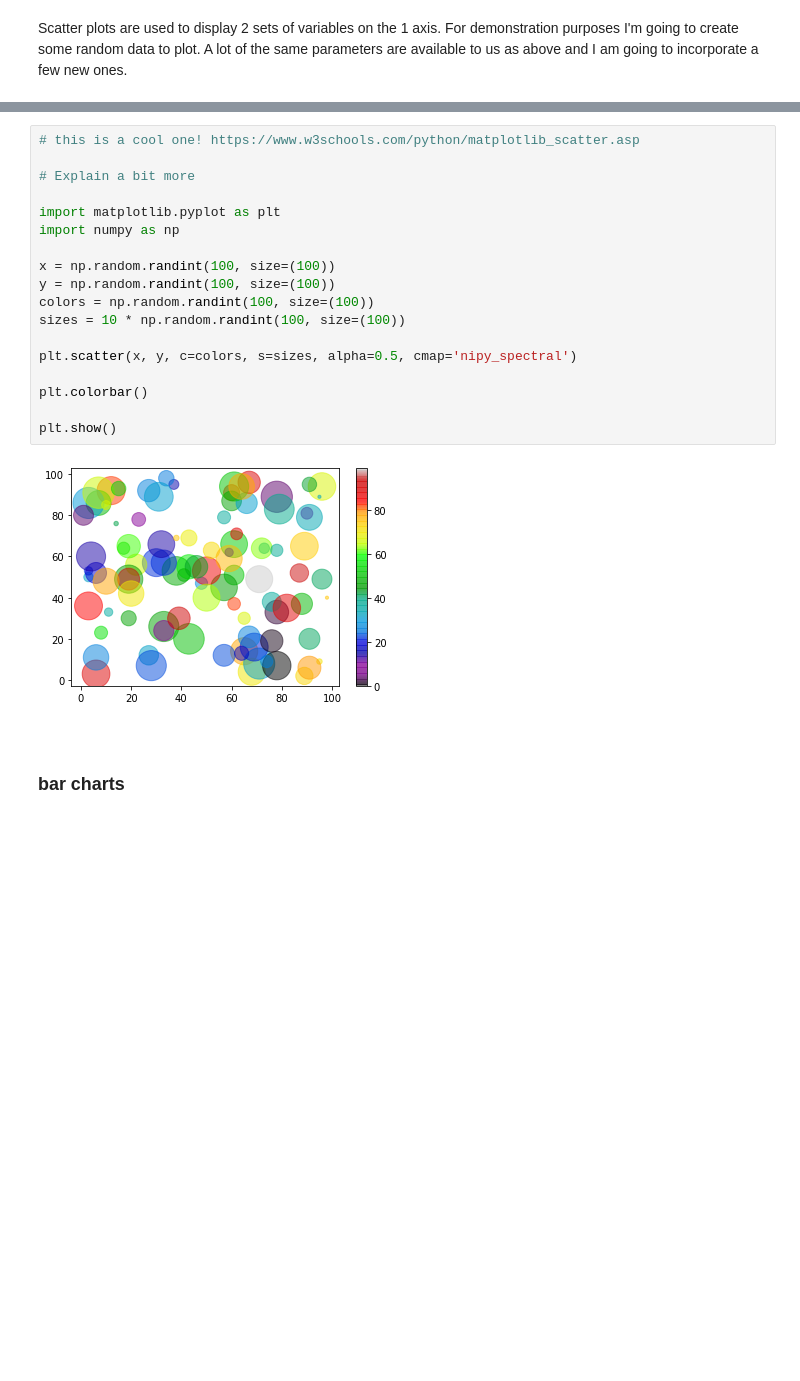
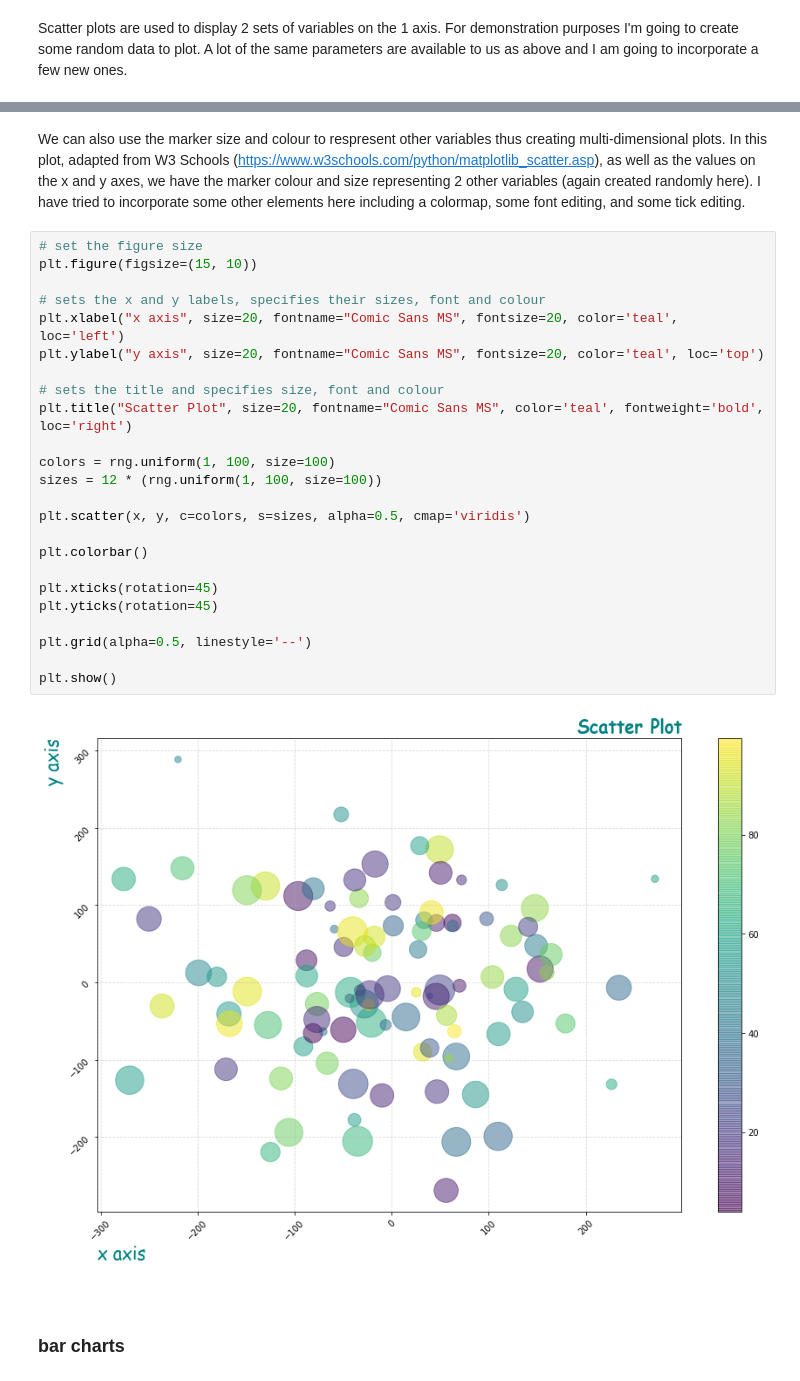
Before and after one commit to Caoimhinv/Fundamentals_Assessment, a Jupyter notebook: pyplot.ipynb, the cells around one changed output, grey strips where cells are left out. Drawn from its saved outputs; the diff is of its cells as text; blank space fills up the shorter version.

Commit message:
some work on scatter plots

```diff
--- a/pyplot.ipynb
+++ b/pyplot.ipynb
@@ -147,23 +181,31 @@ plt.scatter(x,y)
+# %% [markdown]
+We can also use the marker size and colour to respresent other variables thus creating multi-dimensional plots. In this plot, adapted from W3 Schools (https://www.w3schools.com/python/matplotlib_scatter.asp), as well as the values on the x and y axes, we have the marker colour and size representing 2 other variables (again created randomly here). I have tried to incorporate some other elements here including a colormap, some font editing, and some tick editing.
 # %%
-# this is a cool one! https://www.w3schools.com/python/matplotlib_scatter.asp
+# set the figure size
+plt.figure(figsize=(15, 10))
 
-# Explain a bit more
+# sets the x and y labels, specifies their sizes, font and colour
+plt.xlabel("x axis", size=20, fontname="Comic Sans MS", fontsize=20, color='teal', loc='left')
+plt.ylabel("y axis", size=20, fontname="Comic Sans MS", fontsize=20, color='teal', loc='top')
 
-import matplotlib.pyplot as plt
-import numpy as np
+# sets the title and specifies size, font and colour
+plt.title("Scatter Plot", size=20, fontname="Comic Sans MS", color='teal', fontweight='bold', loc='right')
 
-x = np.random.randint(100, size=(100))
-y = np.random.randint(100, size=(100))
-colors = np.random.randint(100, size=(100))
-sizes = 10 * np.random.randint(100, size=(100))
+colors = rng.uniform(1, 100, size=100)
+sizes = 12 * (rng.uniform(1, 100, size=100))
 
-plt.scatter(x, y, c=colors, s=sizes, alpha=0.5, cmap='nipy_spectral')
+plt.scatter(x, y, c=colors, s=sizes, alpha=0.5, cmap='viridis')
 
 plt.colorbar()
 
+plt.xticks(rotation=45)
+plt.yticks(rotation=45)
+
+plt.grid(alpha=0.5, linestyle='--')
+
 plt.show()
 # %% [output]
-[figure, old version]
+[figure, new version]
 # %% [markdown]
 <br>
 
```
Also changed, not shown: parts of 23 cells of this notebook, 1 other file.
